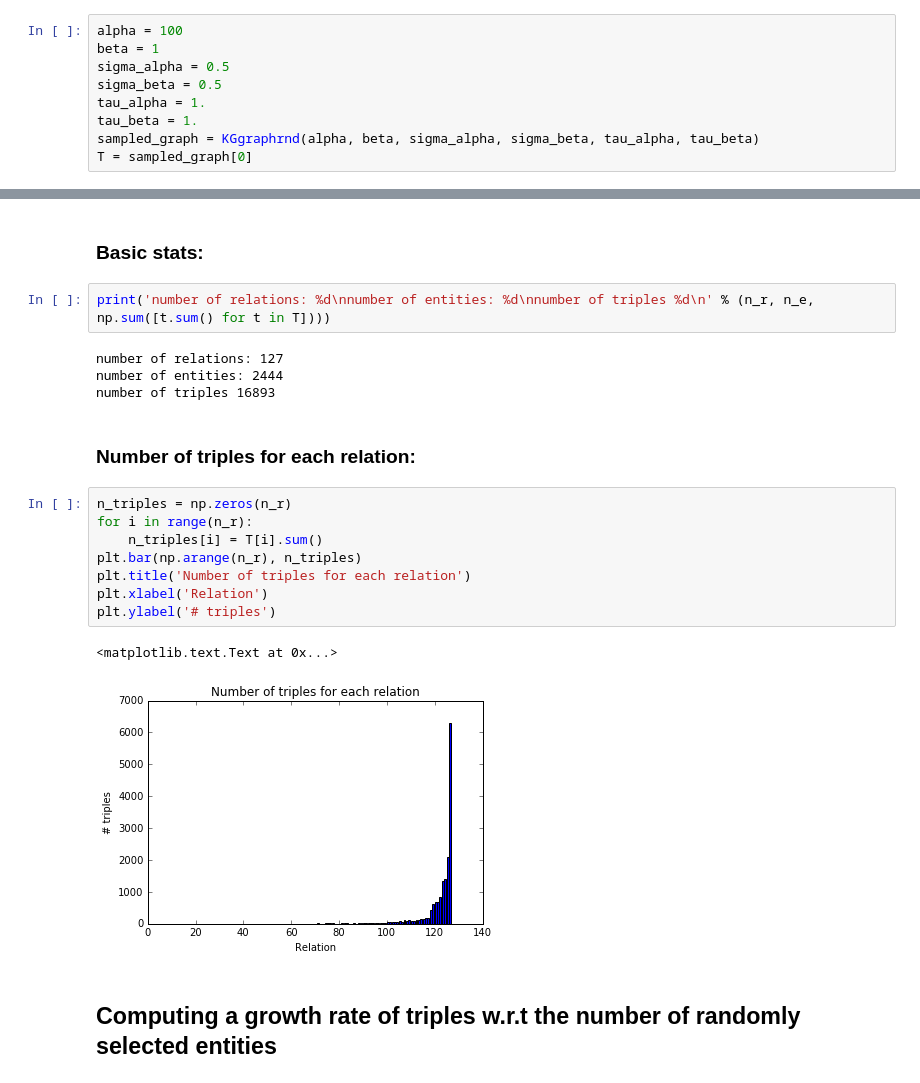
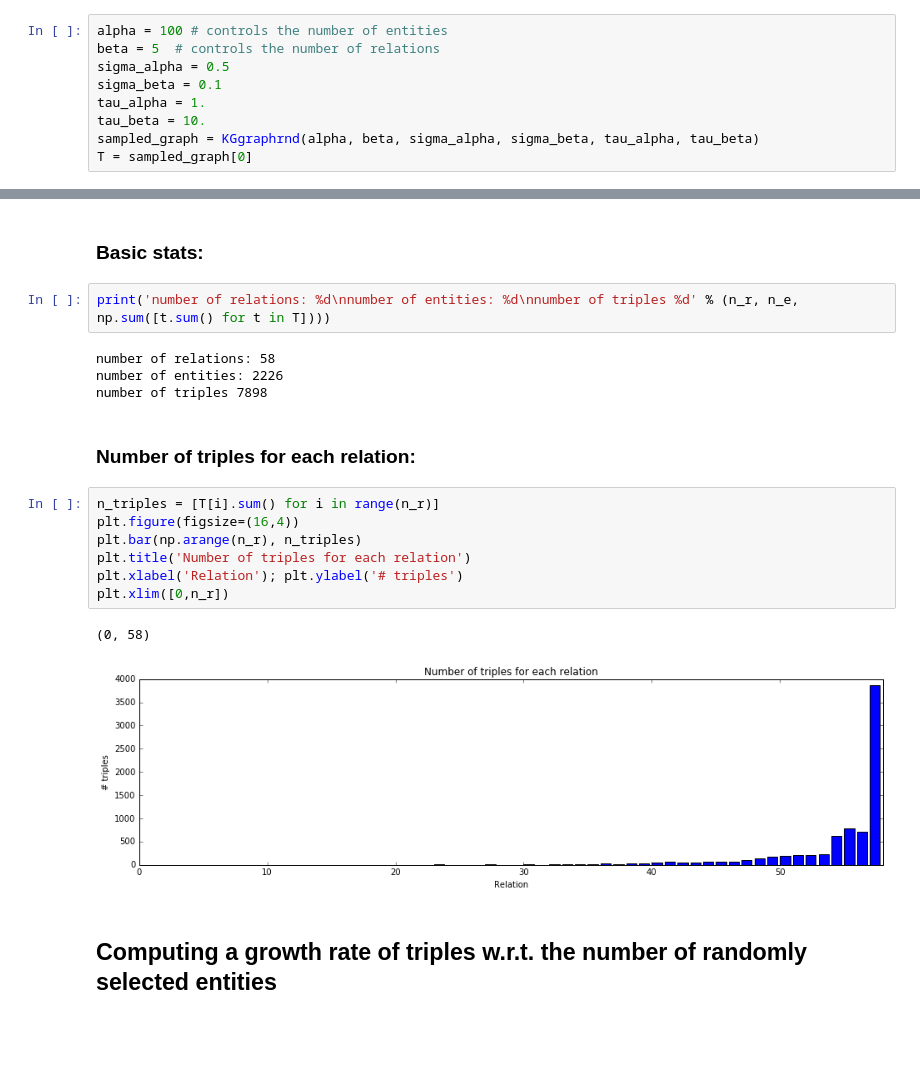
Before and after one commit to dongwookim-ml/sparse-graph-prior, a Jupyter notebook: notebooks/SimulateKnowledgeGraph.ipynb, the cells around one changed output, grey strips where cells are left out. Saved outputs shown, nothing was run; the diff lists cells and outputs as text; blank space fills up the shorter version.

```diff
--- a/notebooks/SimulateKnowledgeGraph.ipynb
+++ b/notebooks/SimulateKnowledgeGraph.ipynb
@@ -14,10 +15,10 @@ from sgp import KGgraphrnd
 # %%
-alpha = 100
-beta = 1
+alpha = 100 # controls the number of entities
+beta = 5  # controls the number of relations
 sigma_alpha = 0.5
-sigma_beta = 0.5
+sigma_beta = 0.1
 tau_alpha = 1.
-tau_beta = 1.
+tau_beta = 10.
 sampled_graph = KGgraphrnd(alpha, beta, sigma_alpha, sigma_beta, tau_alpha, tau_beta)
 T = sampled_graph[0]
 # %%
@@ -25,23 +26,22 @@ n_r = len(T); n_e = T[0].shape[0]
 # %% [markdown]
 ### Basic stats:
 # %%
-print('number of relations: %d\nnumber of entities: %d\nnumber of triples %d\n' % (n_r, n_e, np.sum([t.sum() for t in T])))
+print('number of relations: %d\nnumber of entities: %d\nnumber of triples %d' % (n_r, n_e, np.sum([t.sum() for t in T])))
 # %% [output]
-number of relations: 127
-number of entities: 2444
-number of triples 16893
+number of relations: 58
+number of entities: 2226
+number of triples 7898
 # %% [markdown]
 ### Number of triples for each relation:
 # %%
-n_triples = np.zeros(n_r)
-for i in range(n_r):
-    n_triples[i] = T[i].sum()
+n_triples = [T[i].sum() for i in range(n_r)]
+plt.figure(figsize=(16,4))
 plt.bar(np.arange(n_r), n_triples)
 plt.title('Number of triples for each relation')
-plt.xlabel('Relation')
-plt.ylabel('# triples')
+plt.xlabel('Relation'); plt.ylabel('# triples')
+plt.xlim([0,n_r])
 # %% [output]
-<matplotlib.text.Text at 0x...>
+(0, 58)
-[figure, old version]
+[figure, new version]
 # %% [markdown]
-## Computing a growth rate of triples w.r.t the number of randomly selected entities
+## Computing a growth rate of triples w.r.t. the number of randomly selected entities
```
Also changed, not shown: parts of 22 cells of this notebook, 3 other files.
